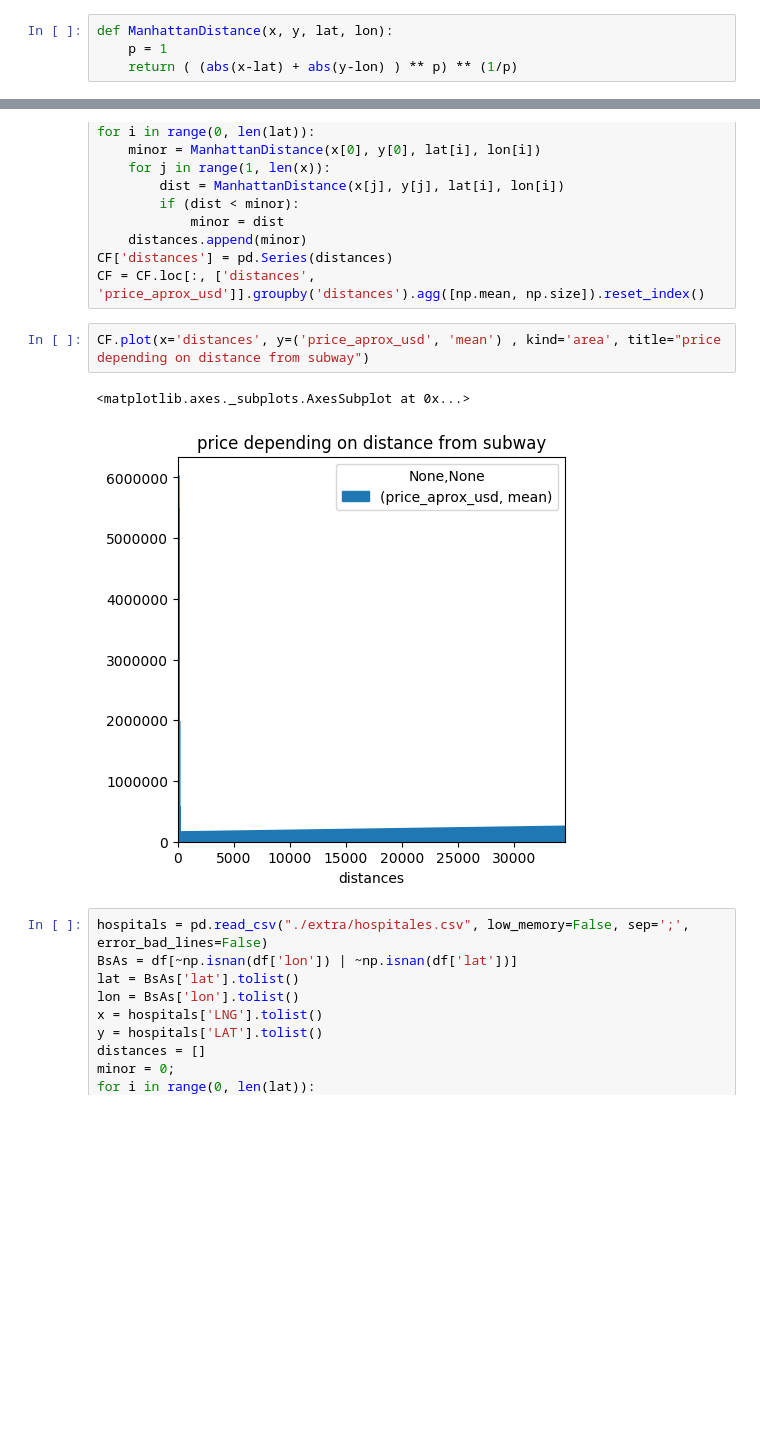
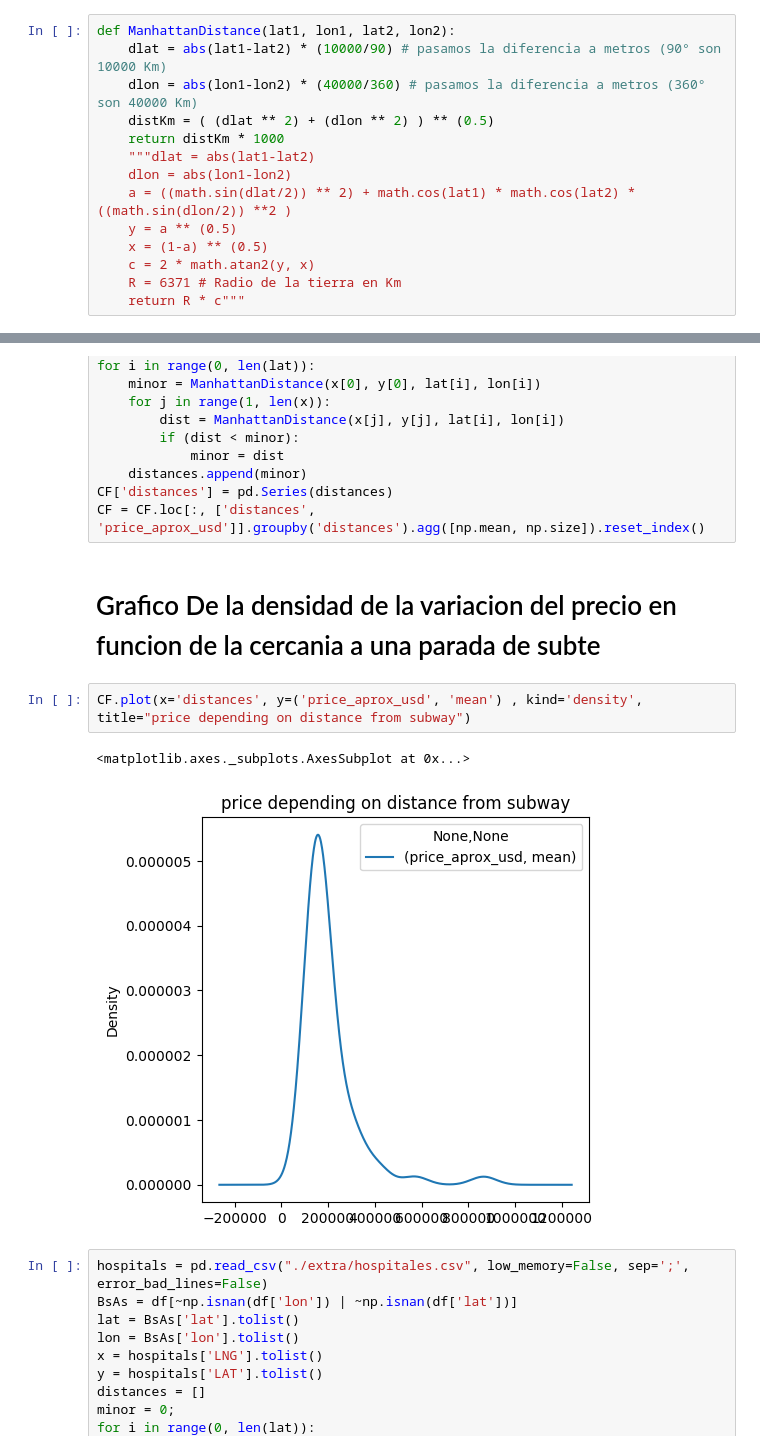
Before and after one commit to Monty1991/TPDATOS_7506_2017_2_ARGERICH, a Jupyter notebook: TP.ipynb, the cells around one changed output, grey strips where cells are left out. Saved outputs shown, nothing was run; the diff lists cells and outputs as text; blank space fills up the shorter version.

```diff
--- a/TP.ipynb
+++ b/TP.ipynb
@@ -200,10 +201,20 @@ CF.plot(x='property_type', y=('price_aprox_usd', 'mean') , kind='bar', title="to
 # %% [output]
 <matplotlib.axes._subplots.AxesSubplot at 0x...>
 [figure]
-# %%
-def ManhattanDistance(x, y, lat, lon):
-    p = 1
-    return ( (abs(x-lat) + abs(y-lon) ) ** p) ** (1/p)
+# %%
+def ManhattanDistance(lat1, lon1, lat2, lon2):
+    dlat = abs(lat1-lat2) * (10000/90) # pasamos la diferencia a metros (90° son 10000 Km)
+    dlon = abs(lon1-lon2) * (40000/360) # pasamos la diferencia a metros (360° son 40000 Km)
+    distKm = ( (dlat ** 2) + (dlon ** 2) ) ** (0.5)
+    return distKm * 1000
+    """dlat = abs(lat1-lat2)
+    dlon = abs(lon1-lon2)
+    a = ((math.sin(dlat/2)) ** 2) + math.cos(lat1) * math.cos(lat2) * ((math.sin(dlon/2)) **2 )
+    y = a ** (0.5)
+    x = (1-a) ** (0.5)
+    c = 2 * math.atan2(y, x)
+    R = 6371 # Radio de la tierra en Km
+    return R * c"""
 # %%
 subways = pd.read_csv('./extra/estaciones-de-subte.csv', low_memory=False)
 CF = df.loc[df.place_with_parent_names.str.contains('Capital Federal'), :]
@@ -223,11 +234,13 @@ for i in range(0, len(lat)):
     distances.append(minor)
 CF['distances'] = pd.Series(distances)
 CF = CF.loc[:, ['distances', 'price_aprox_usd']].groupby('distances').agg([np.mean, np.size]).reset_index()
+# %% [markdown]
+# Grafico De la densidad de la variacion del precio en funcion de la cercania a una parada de subte
 # %%
-CF.plot(x='distances', y=('price_aprox_usd', 'mean') , kind='area', title="price depending on distance from subway")
+CF.plot(x='distances', y=('price_aprox_usd', 'mean') , kind='density', title="price depending on distance from subway")
 # %% [output]
 <matplotlib.axes._subplots.AxesSubplot at 0x...>
-[figure, old version]
+[figure, new version]
 # %%
 hospitals = pd.read_csv("./extra/hospitales.csv", low_memory=False, sep=';', error_bad_lines=False)
 BsAs = df[~np.isnan(df['lon']) | ~np.isnan(df['lat'])]
```
Also changed, not shown: parts of 6 cells of this notebook.
